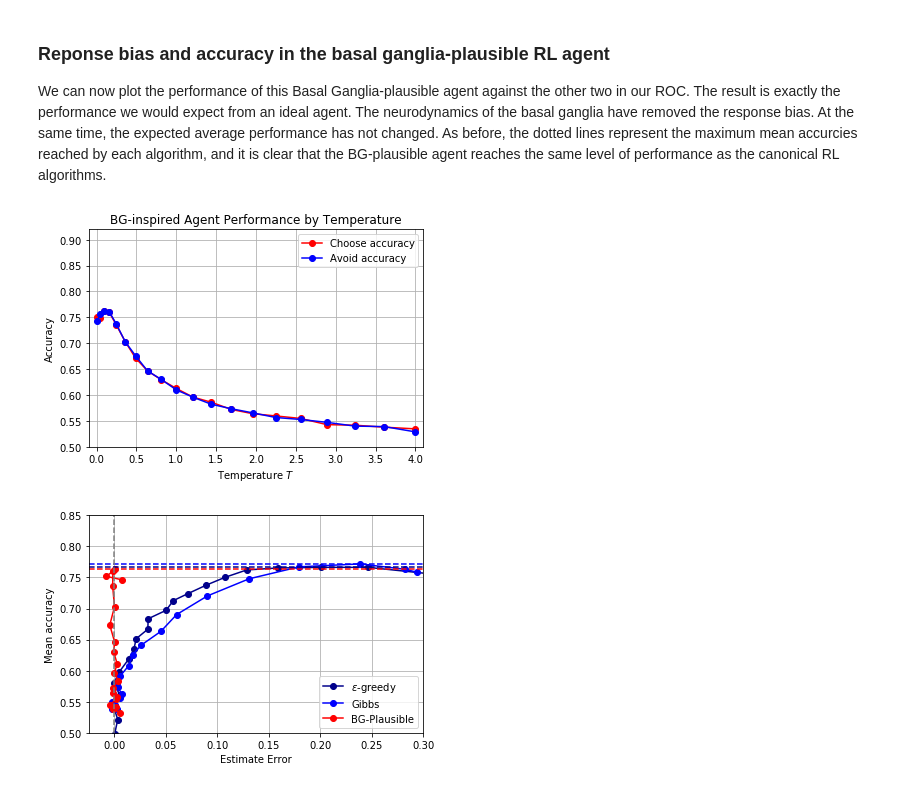
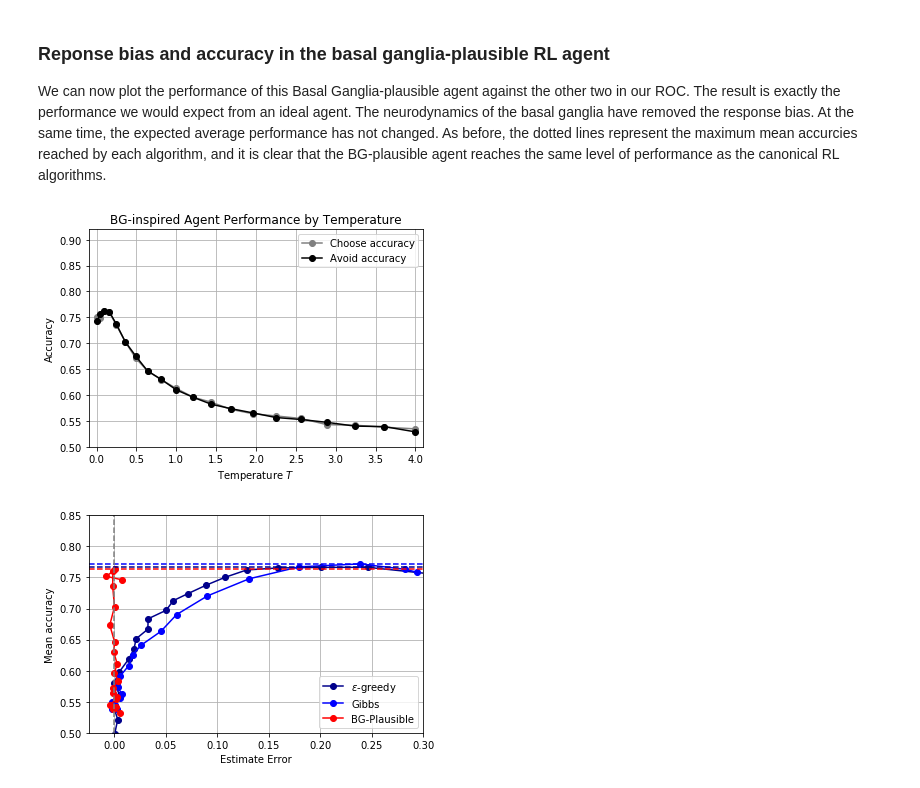
Before and after one commit to TheRealDrDre/RLBG, a Jupyter notebook: Simulations+Results.ipynb, the cells around one changed output. Drawn from its saved outputs; the diff is of its cells as text; code cells hidden in the pictures.

```diff
--- a/Simulations+Results.ipynb
+++ b/Simulations+Results.ipynb
@@ -224,9 +217,9 @@ bgp.plot_results(bgt_results, T)
 
 We can now plot the performance of this Basal Ganglia-plausible agent against the other two in our ROC. The result is exactly the performance we would expect from an ideal agent. The neurodynamics of the basal ganglia have removed the response bias. At the same time, the expected average performance has not changed. As before, the dotted lines represent the maximum mean accurcies reached by each algorithm, and it is clear that the BG-plausible agent reaches the same level of performance as the canonical RL algorithms.
 # %%
-bgp.plot_ca(bgt_results, ["red", "blue"], "BG-inspired Agent Performance by Temperature")
+bgp.plot_ca(bgt_results, ["grey", "black"], "BG-inspired Agent Performance by Temperature")
 # %% [output]
-[figure, old version]
+[figure, new version]
 # %%
 bgp.plot_rocs([e_results, t_results, bgt_results], ["darkblue", "blue", "red"], ["$\epsilon$-greedy", "Gibbs", "BG-Plausible"])
 # %% [output]
```
Also changed, not shown: parts of 3 cells of this notebook, 7 other files.
